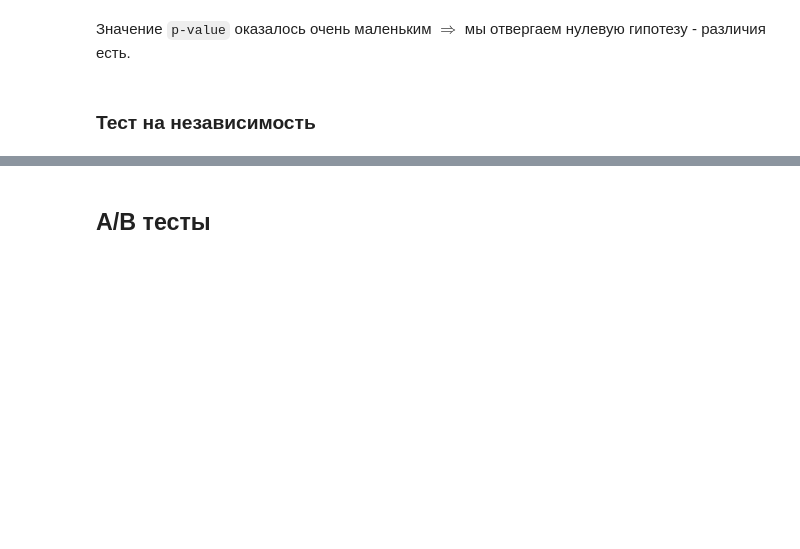
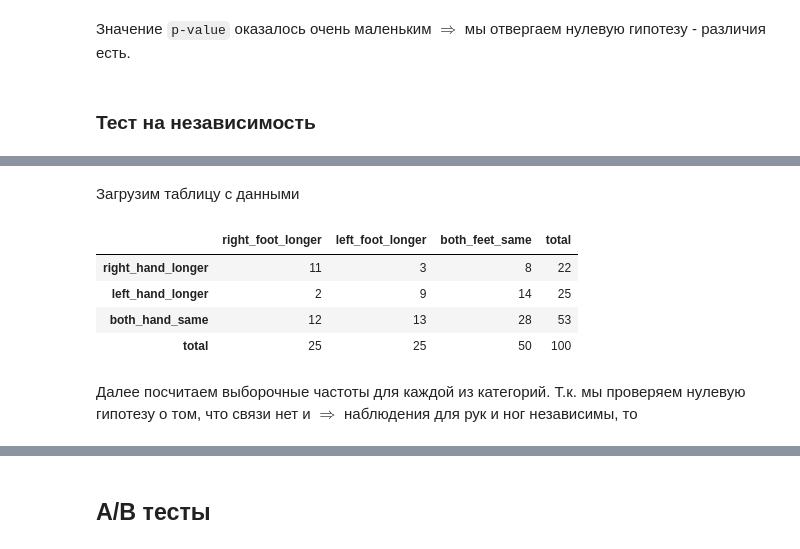
Before and after one commit to JosephFrancisTribbiani/ds, a Jupyter notebook: Statistic/stat_tests.ipynb, the cells around one changed output, grey strips where cells are left out. Cells and saved outputs as stored; diff of their text form; code cells hidden in the pictures; blank space fills up the shorter version.

```diff
--- a/Statistic/stat_tests.ipynb
+++ b/Statistic/stat_tests.ipynb
@@ -363,0 +380,20 @@ Power_divergenceResult(statistic=22.152468645918486, pvalue=1.5475780213989535e-
+# %% [markdown]
+Загрузим таблицу с данными
+# %%
+with open("./data/longest_hand_vs_longest_foot.txt", "r", encoding="utf-8") as f:
+    columns = f.readline().split()
+    indexes = f.readline().split()
+    data = [list(map(int, line.split())) for line in f.readlines()]
+df = pd.DataFrame(data=data, columns=columns, index=indexes)
+df["total"] = df.sum(axis=1)
+df.loc["total", :] = df.sum(axis=0)
+df = df.astype("int")
+display(df)
+# %% [output]
+|  | right_foot_longer | left_foot_longer | both_feet_same | total |
+| right_hand_longer | 11 | 3 | 8 | 22 |
+| left_hand_longer | 2 | 9 | 14 | 25 |
+| both_hand_same | 12 | 13 | 28 | 53 |
+| total | 25 | 25 | 50 | 100 |
+# %% [markdown]
+Далее посчитаем выборочные частоты для каждой из категорий. Т.к. мы проверяем нулевую гипотезу о том, что связи нет и $\Rightarrow$ наблюдения для рук и ног независимы, то
```
Also changed, not shown: parts of 11 cells of this notebook, 1 other file.
